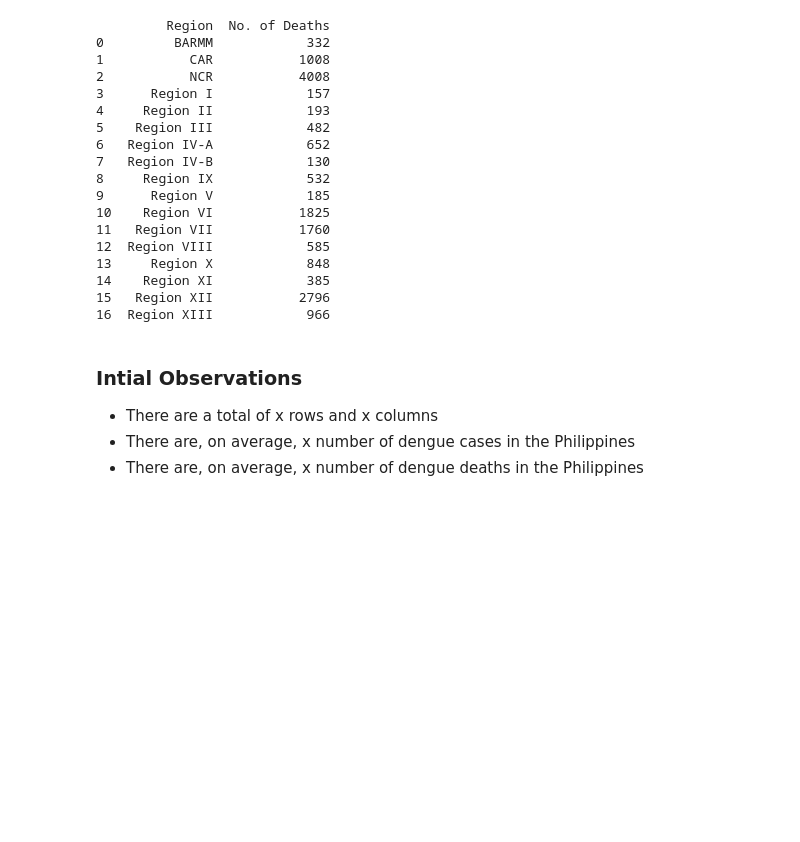
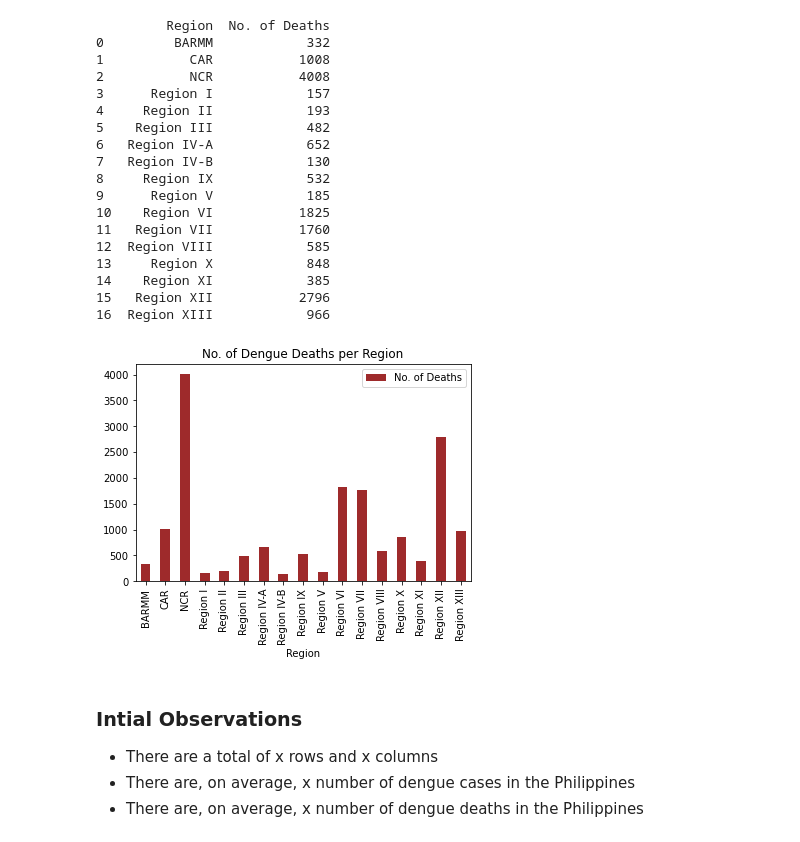
Before and after one commit to lowrainxx/DATA100-FinalProject, a Jupyter notebook: GROUP 2.ipynb, the cells around one changed output. Saved outputs shown, nothing was run; the diff lists cells and outputs as text; code cells hidden in the pictures; blank space fills up the shorter version.

```diff
--- a/GROUP 2.ipynb
+++ b/GROUP 2.ipynb
@@ -246,6 +258,10 @@ print(deaths_region_df)
 14    Region XI            385
 15   Region XII           2796
 16  Region XIII            966
+# %%
+fig_deaths_region = deaths_region_df.plot.bar(x = "Region", y = "No. of Deaths", color="#9e2a2b", title="No. of Dengue Deaths per Region")
+# %% [output]
+[figure, added]
 # %% [markdown]
 ### Intial Observations
 - There are a total of x rows and x columns
```
Also changed, not shown: parts of 4 cells of this notebook.
